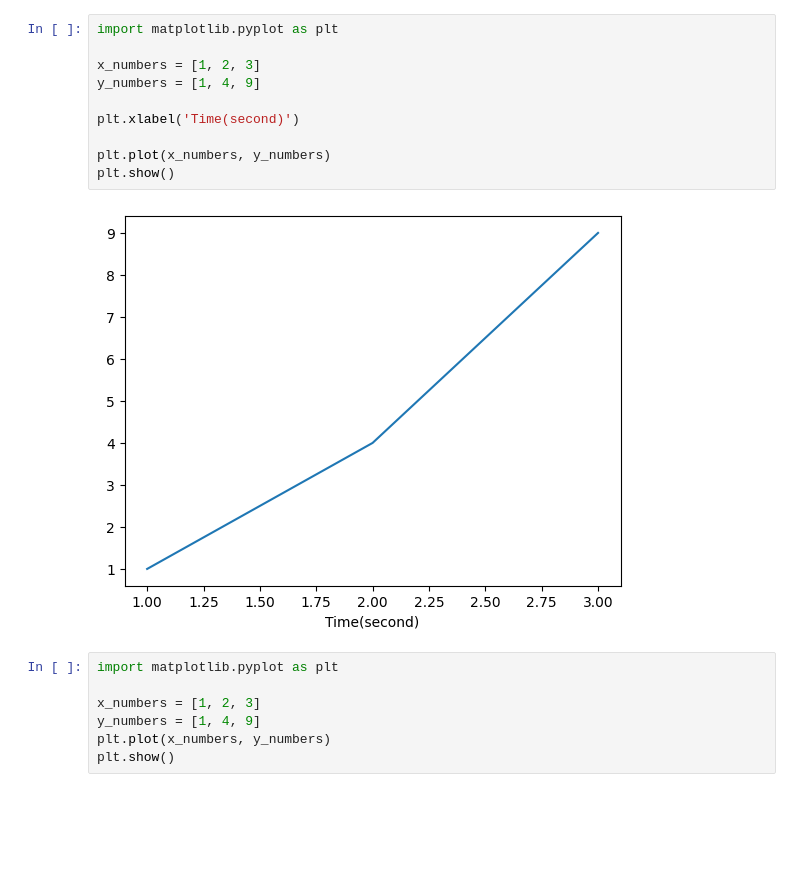
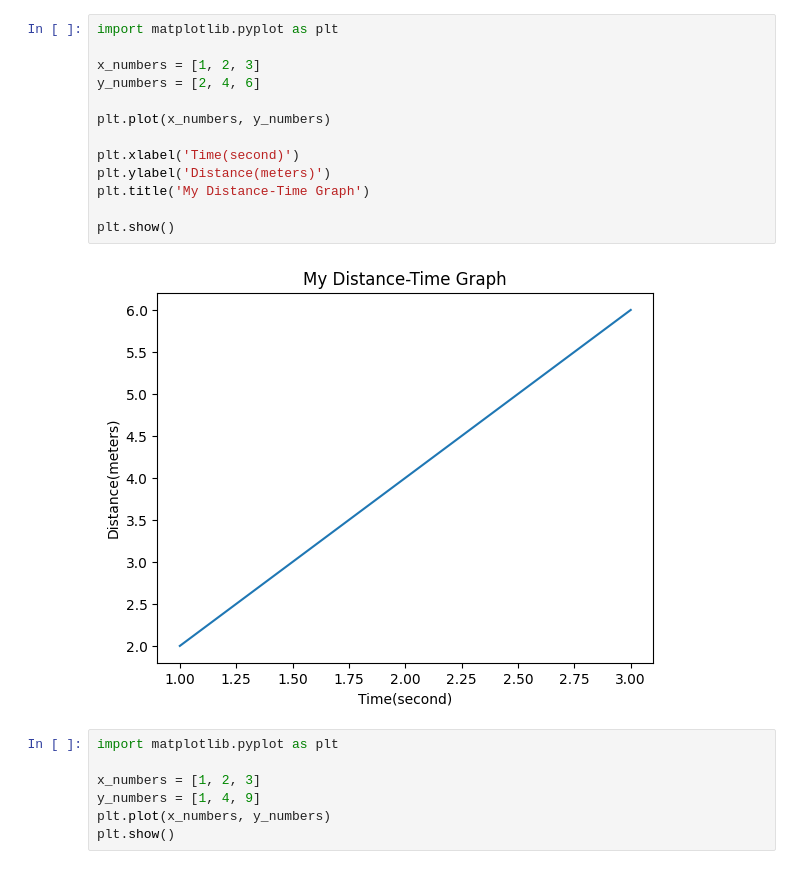
Before and after one commit to ivycollegiate-development/v2-51-plotting-with-formulas-comp_math, a Jupyter notebook: Cindy/Cindy.ipynb, the cells around one changed output. Cells and saved outputs as stored; diff of their text form; blank space fills up the shorter version.

Commit message:
Adds Title and Labels

```diff
--- a/Cindy/Cindy.ipynb
+++ b/Cindy/Cindy.ipynb
@@ -1,15 +1,18 @@
 # %%
 import matplotlib.pyplot as plt
 
 x_numbers = [1, 2, 3]
-y_numbers = [1, 4, 9]
+y_numbers = [2, 4, 6]
+
+plt.plot(x_numbers, y_numbers)
 
 plt.xlabel('Time(second)')
+plt.ylabel('Distance(meters)')
+plt.title('My Distance-Time Graph')
 
-plt.plot(x_numbers, y_numbers)
 plt.show()
 # %% [output]
-[figure, old version]
+[figure, new version]
 # %%
 import matplotlib.pyplot as plt
 
```
